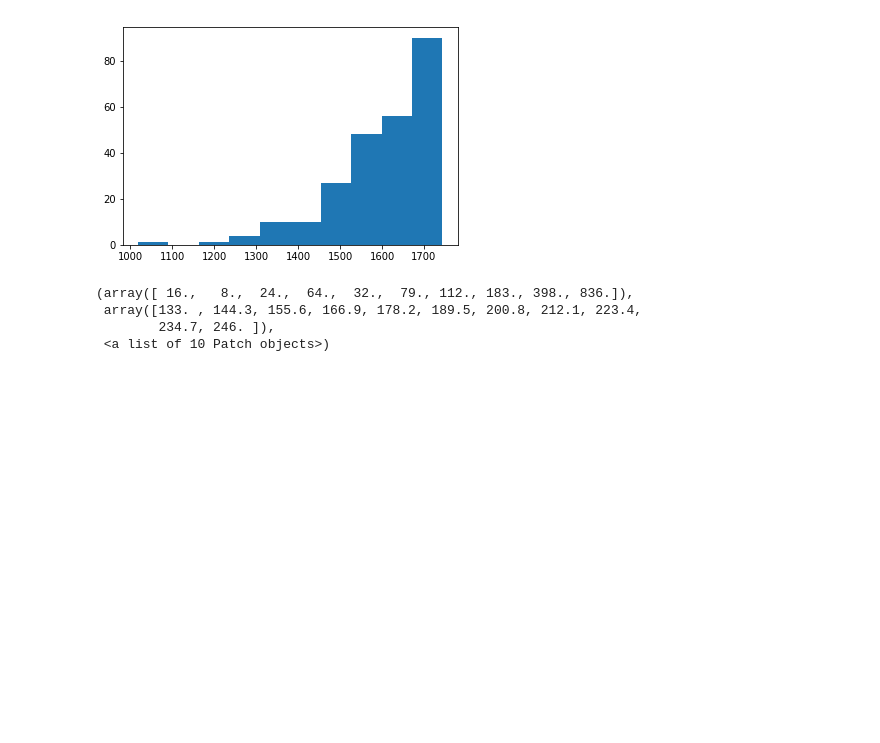
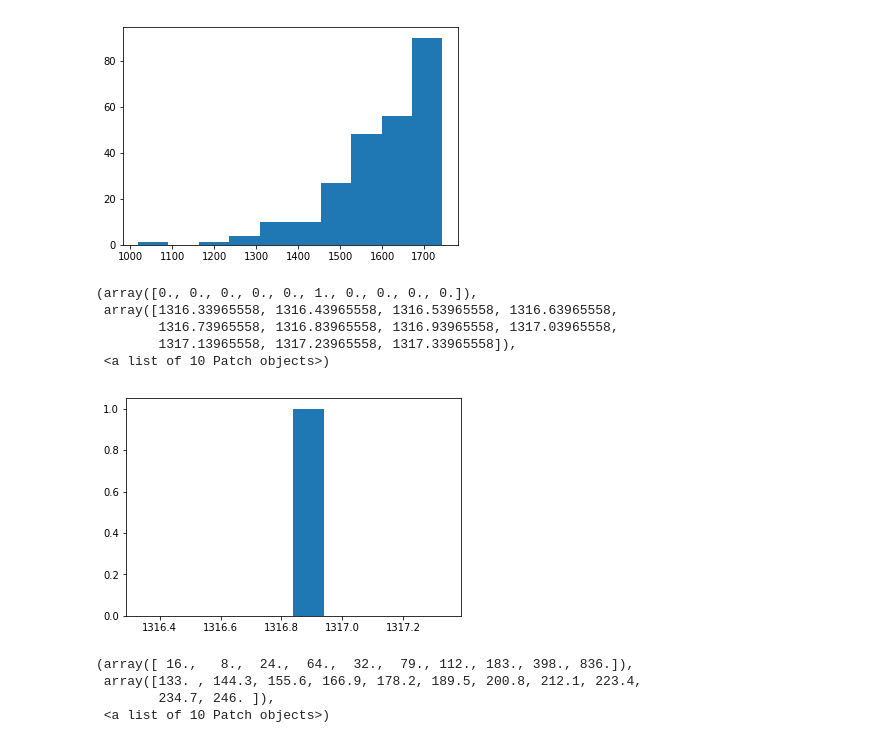
Before and after one commit to gomezlab/kinotypeClusteringAndRegression, a Jupyter notebook: src/reg_01_kinotypeEmbeddings.ipynb, the cells around one changed output. Drawn from its saved outputs; the diff is of its cells as text; code cells hidden in the pictures; blank space fills up the shorter version.

```diff
--- a/src/reg_01_kinotypeEmbeddings.ipynb
+++ b/src/reg_01_kinotypeEmbeddings.ipynb
@@ -503,6 +503,15 @@ plt.hist(np.sum((merged_df == 0).iloc[:,3:].values, axis=0))
         1598.8, 1671.4, 1744. ]),
  <a list of 10 Patch objects>)
 [figure]
+# %%
+plt.hist(np.sum((merged_df.std(axis=1)), axis=0))
+# %% [output]
+(array([0., 0., 0., 0., 0., 1., 0., 0., 0., 0.]),
+ array([1316.33965558, 1316.43965558, 1316.53965558, 1316.63965558,
+        1316.73965558, 1316.83965558, 1316.93965558, 1317.03965558,
+        1317.13965558, 1317.23965558, 1317.33965558]),
+ <a list of 10 Patch objects>)
+[figure, added]
 # %%
 plt.hist(np.sum((merged_df == 0).iloc[:,3:].values, axis=1))
 # %% [output]
```
Also changed, not shown: parts of 2 cells of this notebook, 1 other file.
